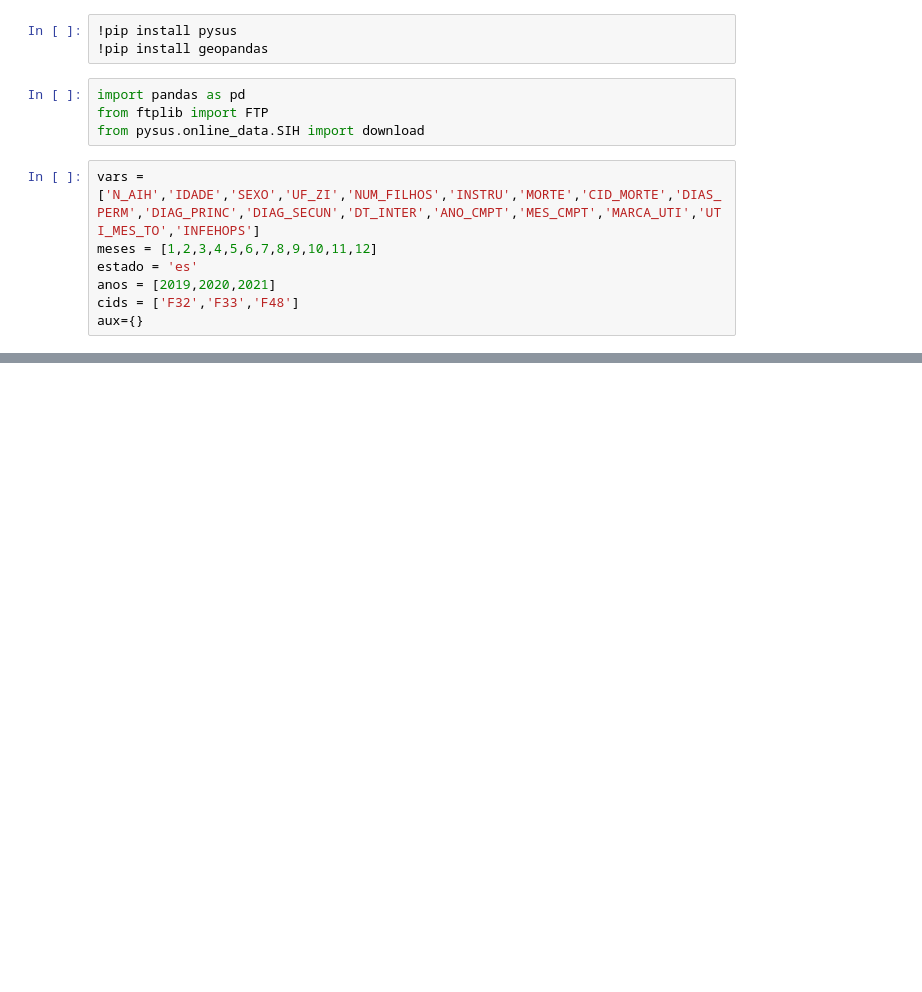
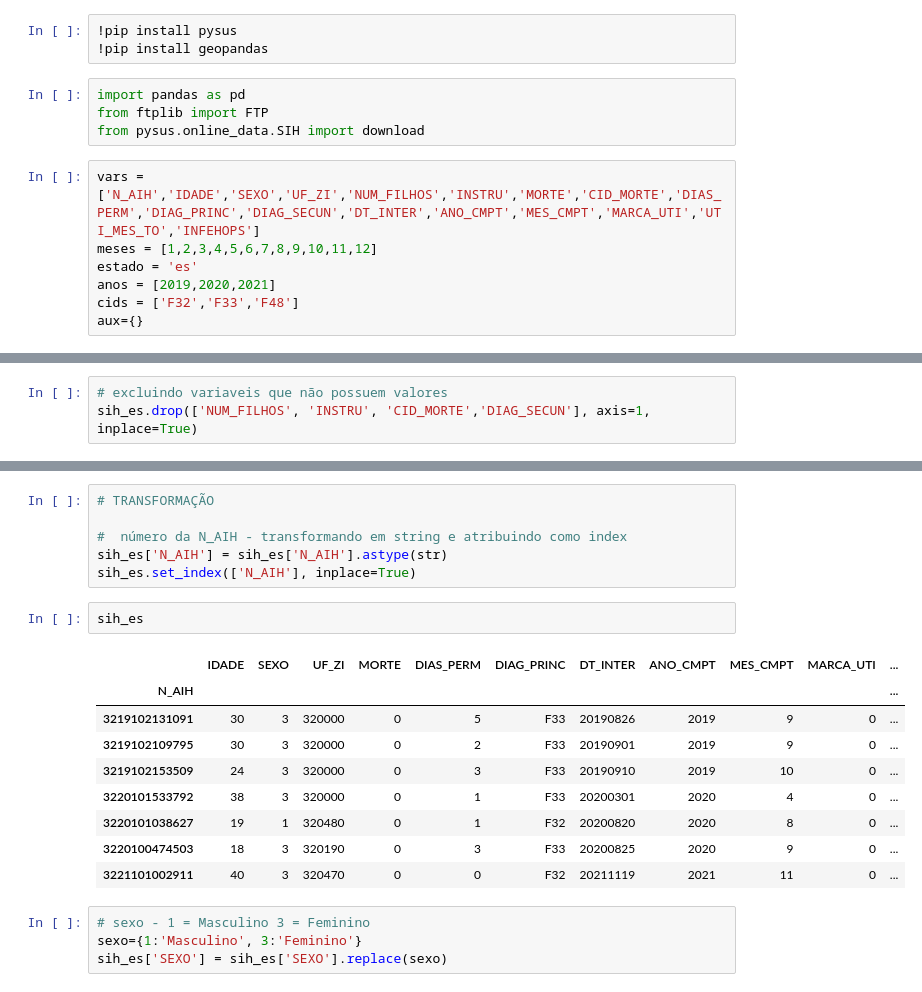
Before and after one commit to pedr0passos/sihsus_teste, a Jupyter notebook: teste.ipynb, the cells around one changed output, grey strips where cells are left out. Drawn from its saved outputs; the diff is of its cells as text; blank space fills up the shorter version.

```diff
--- a/teste.ipynb
+++ b/teste.ipynb
@@ -58,0 +67,3 @@ sih_es
+# %%
+# excluindo variaveis que não possuem valores
+sih_es.drop(['NUM_FILHOS', 'INSTRU', 'CID_MORTE','DIAG_SECUN'], axis=1, inplace=True)
@@ -58,0 +81,22 @@ sih_es
+# %%
+# TRANSFORMAÇÃO
+
+#  número da N_AIH - transformando em string e atribuindo como index
+sih_es['N_AIH'] = sih_es['N_AIH'].astype(str)
+sih_es.set_index(['N_AIH'], inplace=True)
+# %%
+sih_es
+# %% [output]
+|  | IDADE | SEXO | UF_ZI | MORTE | DIAS_PERM | DIAG_PRINC | DT_INTER | ANO_CMPT | MES_CMPT | MARCA_UTI | ... |
+| N_AIH |  |  |  |  |  |  |  |  |  |  | ... |
+| 3219102131091 | 30 | 3 | 320000 | 0 | 5 | F33 | 20190826 | 2019 | 9 | 0 | ... |
+| 3219102109795 | 30 | 3 | 320000 | 0 | 2 | F33 | 20190901 | 2019 | 9 | 0 | ... |
+| 3219102153509 | 24 | 3 | 320000 | 0 | 3 | F33 | 20190910 | 2019 | 10 | 0 | ... |
+| 3220101533792 | 38 | 3 | 320000 | 0 | 1 | F33 | 20200301 | 2020 | 4 | 0 | ... |
+| 3220101038627 | 19 | 1 | 320480 | 0 | 1 | F32 | 20200820 | 2020 | 8 | 0 | ... |
+| 3220100474503 | 18 | 3 | 320190 | 0 | 3 | F33 | 20200825 | 2020 | 9 | 0 | ... |
+| 3221101002911 | 40 | 3 | 320470 | 0 | 0 | F32 | 20211119 | 2021 | 11 | 0 | ... |
+# %%
+# sexo - 1 = Masculino 3 = Feminino
+sexo={1:'Masculino', 3:'Feminino'}
+sih_es['SEXO'] = sih_es['SEXO'].replace(sexo)
```
Also changed, not shown: parts of 7 cells of this notebook.
